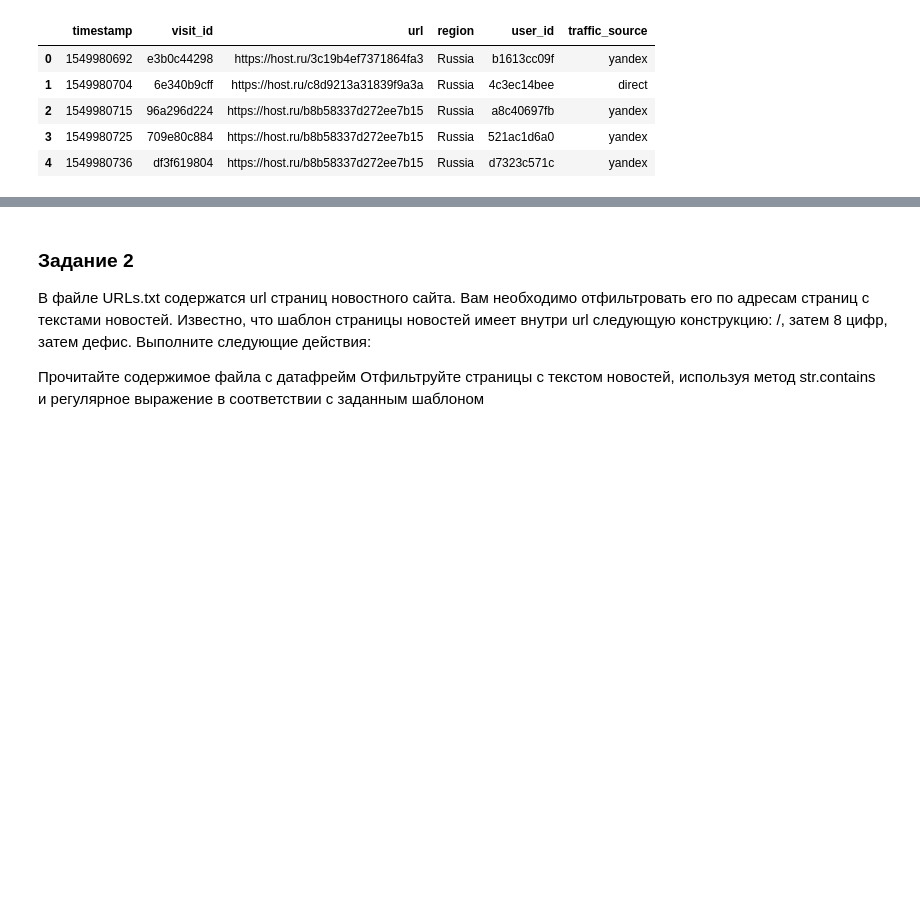
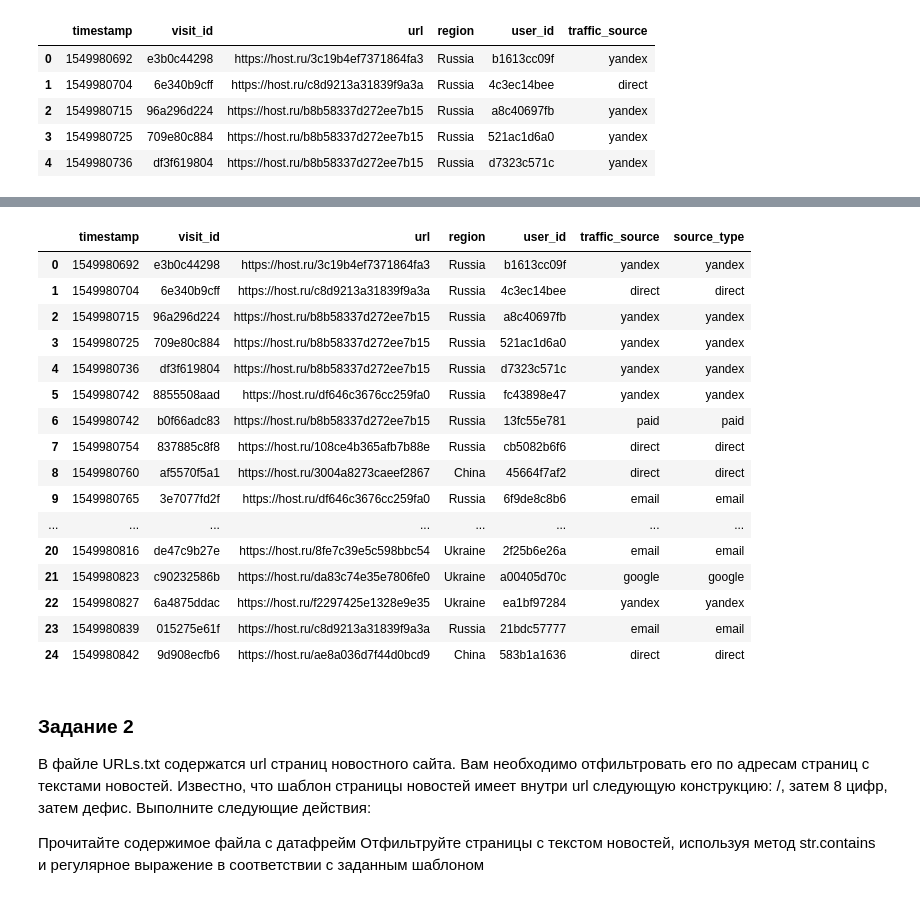
Before and after one commit to IngvarL/pudo-20, a Jupyter notebook: Pandas_Ext/Pandas_extended.ipynb, the cells around one changed output, grey strips where cells are left out. Saved outputs shown, nothing was run; the diff lists cells and outputs as text; code cells hidden in the pictures; blank space fills up the shorter version.

```diff
--- a/Pandas_Ext/Pandas_extended.ipynb
+++ b/Pandas_Ext/Pandas_extended.ipynb
@@ -58,3 +58,37 @@ log.head(30)
+# %%
+#Фильрами loc
+#Первое условие
+org = ['yandex','google']
+for i in org:
+    log.loc[log.traffic_source.str.contains(i),'source_type'] = 'organic'
+#Второе условие
+    ad = ['paid','email']
+for i in ad:
+    log.loc[(log.traffic_source.str.contains(i)) & (log.region == 'Russia'),'source_type'] = 'ad'
+for i in ad:
+    log.loc[(log.traffic_source.str.contains(i)) & (log.region != 'Russia'),'source_type'] = 'other'
+# Остальные
+log.loc[log.source_type is None:,'source_type'] = log.traffic_source
+# %%
+log.head(25)
+# %% [output]
+|  | timestamp | visit_id | url | region | user_id | traffic_source | source_type |
+| 0 | 1549980692 | e3b0c44298 | https://host.ru/3c19b4ef7371864fa3 | Russia | b1613cc09f | yandex | yandex |
+| 1 | 1549980704 | 6e340b9cff | https://host.ru/c8d9213a31839f9a3a | Russia | 4c3ec14bee | direct | direct |
+| 2 | 1549980715 | 96a296d224 | https://host.ru/b8b58337d272ee7b15 | Russia | a8c40697fb | yandex | yandex |
+| 3 | 1549980725 | 709e80c884 | https://host.ru/b8b58337d272ee7b15 | Russia | 521ac1d6a0 | yandex | yandex |
+| 4 | 1549980736 | df3f619804 | https://host.ru/b8b58337d272ee7b15 | Russia | d7323c571c | yandex | yandex |
+| 5 | 1549980742 | 8855508aad | https://host.ru/df646c3676cc259fa0 | Russia | fc43898e47 | yandex | yandex |
+| 6 | 1549980742 | b0f66adc83 | https://host.ru/b8b58337d272ee7b15 | Russia | 13fc55e781 | paid | paid |
+| 7 | 1549980754 | 837885c8f8 | https://host.ru/108ce4b365afb7b88e | Russia | cb5082b6f6 | direct | direct |
+| 8 | 1549980760 | af5570f5a1 | https://host.ru/3004a8273caeef2867 | China | 45664f7af2 | direct | direct |
+| 9 | 1549980765 | 3e7077fd2f | https://host.ru/df646c3676cc259fa0 | Russia | 6f9de8c8b6 | email | email |
+| ... | ... | ... | ... | ... | ... | ... | ... |
+| 20 | 1549980816 | de47c9b27e | https://host.ru/8fe7c39e5c598bbc54 | Ukraine | 2f25b6e26a | email | email |
+| 21 | 1549980823 | c90232586b | https://host.ru/da83c74e35e7806fe0 | Ukraine | a00405d70c | google | google |
+| 22 | 1549980827 | 6a4875ddac | https://host.ru/f2297425e1328e9e35 | Ukraine | ea1bf97284 | yandex | yandex |
+| 23 | 1549980839 | 015275e61f | https://host.ru/c8d9213a31839f9a3a | Russia | 21bdc57777 | email | email |
+| 24 | 1549980842 | 9d908ecfb6 | https://host.ru/ae8a036d7f44d0bcd9 | China | 583b1a1636 | direct | direct |
 # %% [markdown]
 ### Задание 2
 
```
Also changed, not shown: parts of 11 cells of this notebook.
